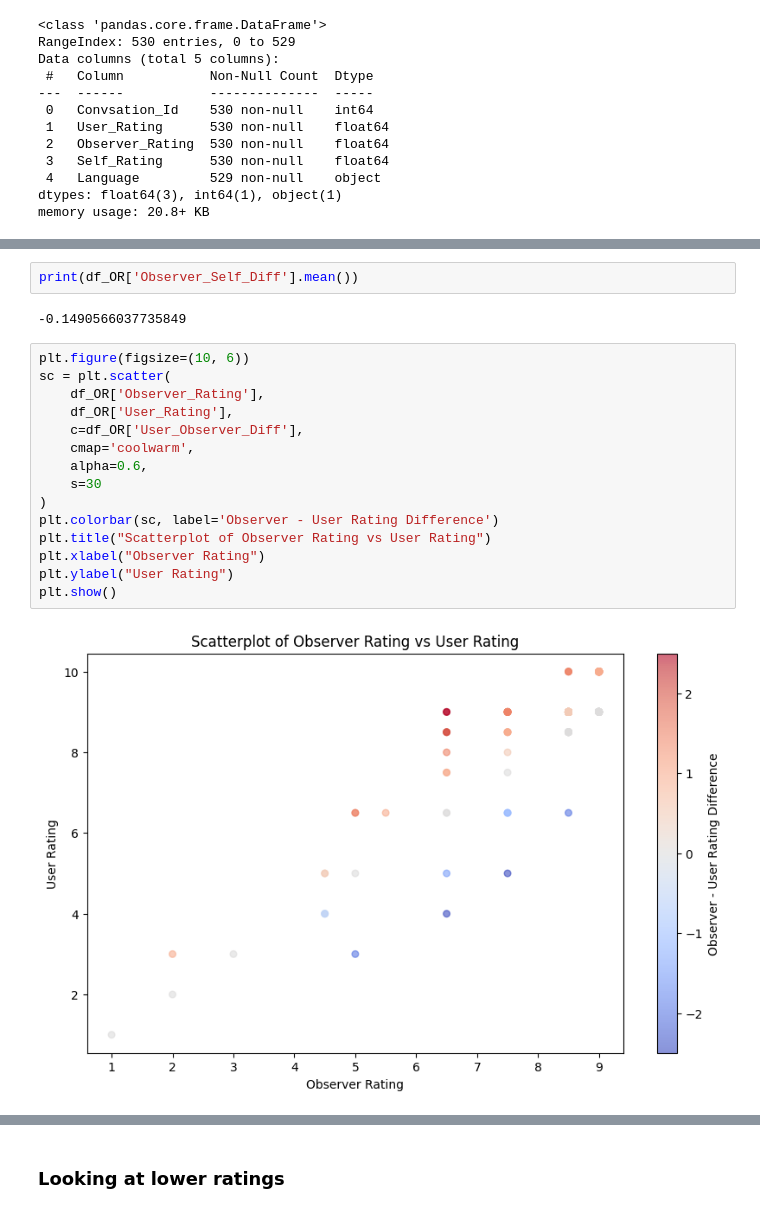
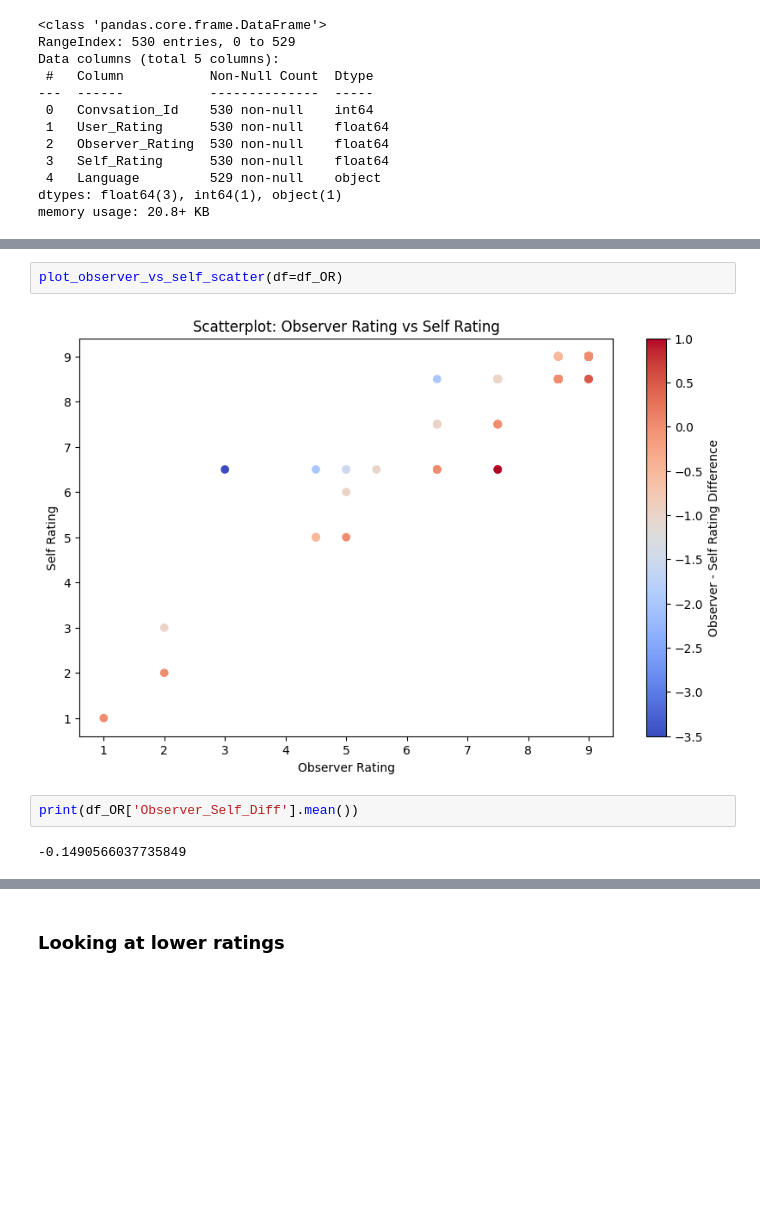
Before and after one commit to wisdom-okwen/chatbot_evaluation, a Jupyter notebook: analysis/analysis.ipynb, the cells around one changed output, grey strips where cells are left out. Drawn from its saved outputs; the diff is of its cells as text; blank space fills up the shorter version.

```diff
--- a/analysis/analysis.ipynb
+++ b/analysis/analysis.ipynb
@@ -107,21 +79,8 @@ plt.show()
+# %%
+plot_observer_vs_self_scatter(df=df_OR)
+# %% [output]
+[figure, added]
 # %%
 print(df_OR['Observer_Self_Diff'].mean())
 # %% [output]
 -0.1490566037735849
-# %%
-plt.figure(figsize=(10, 6))
-sc = plt.scatter(
-    df_OR['Observer_Rating'],
-    df_OR['User_Rating'],
-    c=df_OR['User_Observer_Diff'],
-    cmap='coolwarm',
-    alpha=0.6,
-    s=30
-)
-plt.colorbar(sc, label='Observer - User Rating Difference')
-plt.title("Scatterplot of Observer Rating vs User Rating")
-plt.xlabel("Observer Rating")
-plt.ylabel("User Rating")
-plt.show()
-# %% [output]
-[figure, removed]
```
Also changed, not shown: parts of 9 cells of this notebook, 3 other files.
